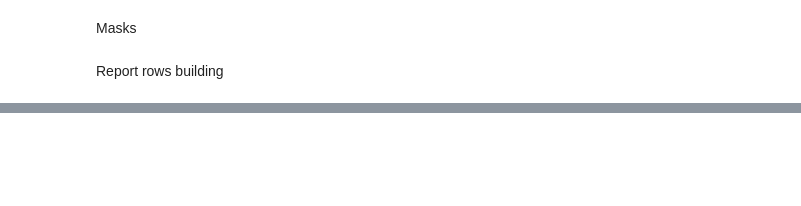
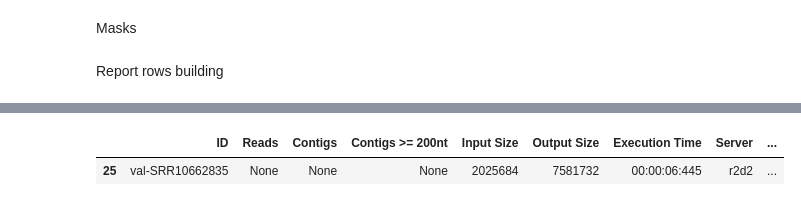
Before and after one commit to JPbio/small_RNA_MetaVir, a Jupyter notebook: src/ml/virus-eves/nb_batch_summaries.ipynb, the cells around one changed output, grey strips where cells are left out. Saved outputs shown, nothing was run; the diff lists cells and outputs as text; code cells hidden in the pictures; blank space fills up the shorter version.

```diff
--- a/src/ml/virus-eves/nb_batch_summaries.ipynb
+++ b/src/ml/virus-eves/nb_batch_summaries.ipynb
@@ -229,0 +258,5 @@ df_report
+# %%
+df_report[ df_report['Reads'].isna() | df_report['Contigs'].isna() | df_report['Contigs >= 200nt'].isna() | df_report['Batch'].isna()]
+# %% [output]
+|  | ID | Reads | Contigs | Contigs >= 200nt | Input Size | Output Size | Execution Time | Server | ... |
+| 25 | val-SRR10662835 | None | None | None | 2025684 | 7581732 | 00:00:06:445 | r2d2 | ... |
```
Also changed, not shown: parts of 13 cells of this notebook, 1 other file.
